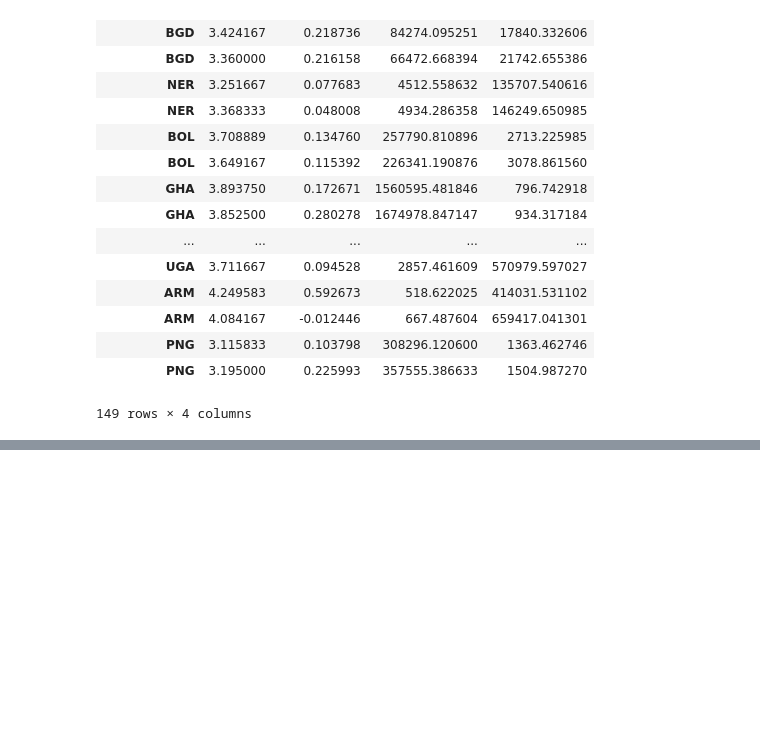
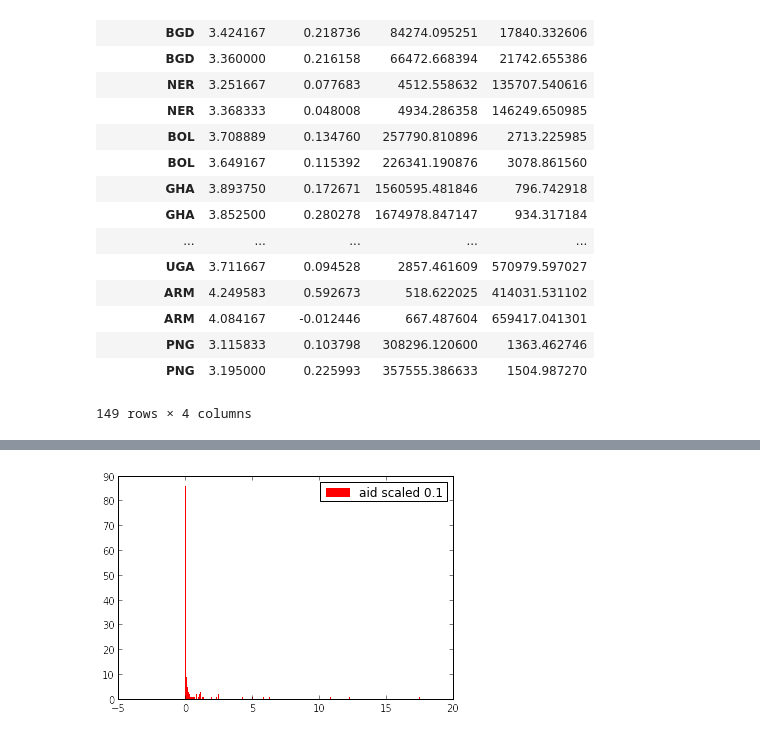
Before and after one commit to rachelboy/RAD, a Jupyter notebook: RAD_table_2.ipynb, the cells around one changed output, grey strips where cells are left out. Saved outputs shown, nothing was run; the diff lists cells and outputs as text; code cells hidden in the pictures; blank space fills up the shorter version.

```diff
--- a/RAD_table_2.ipynb
+++ b/RAD_table_2.ipynb
@@ -221,0 +246,9 @@ tp.Pmf(pmf) #:(((((((( SAAAAAADDDDD
+# %%
+#That distribution is pretty intensely bunhced up on one side. That might not have been the right scale.
+# Let's try putting the median at .02, instead
+med_val = np.median(df["coef of aid"])
+df["coef of aid scaled"] = df["coef of aid"].apply(lambda x: x/(50*med_val))
+plot_hist(df,"coef of aid scaled", bin_factor=20, label = "aid scaled 0.1", color="red")
+#Our real goal is to get the constants on about the same scale, so that's probably good enought to be getting on with
+# %% [output]
+[figure, added]
```
Also changed, not shown: parts of 11 cells of this notebook.
